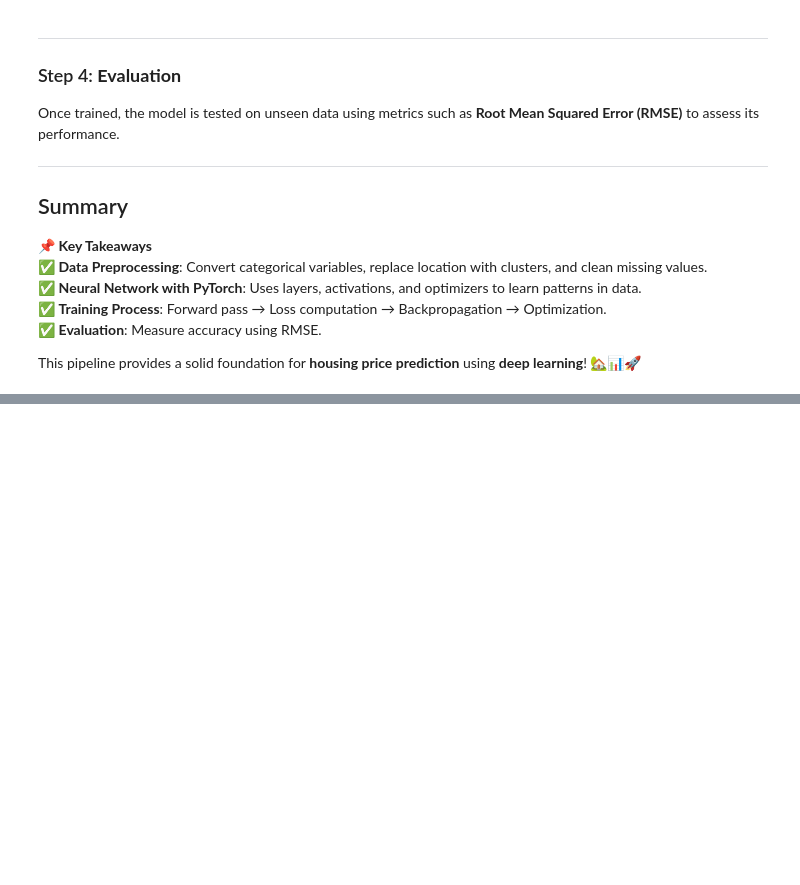
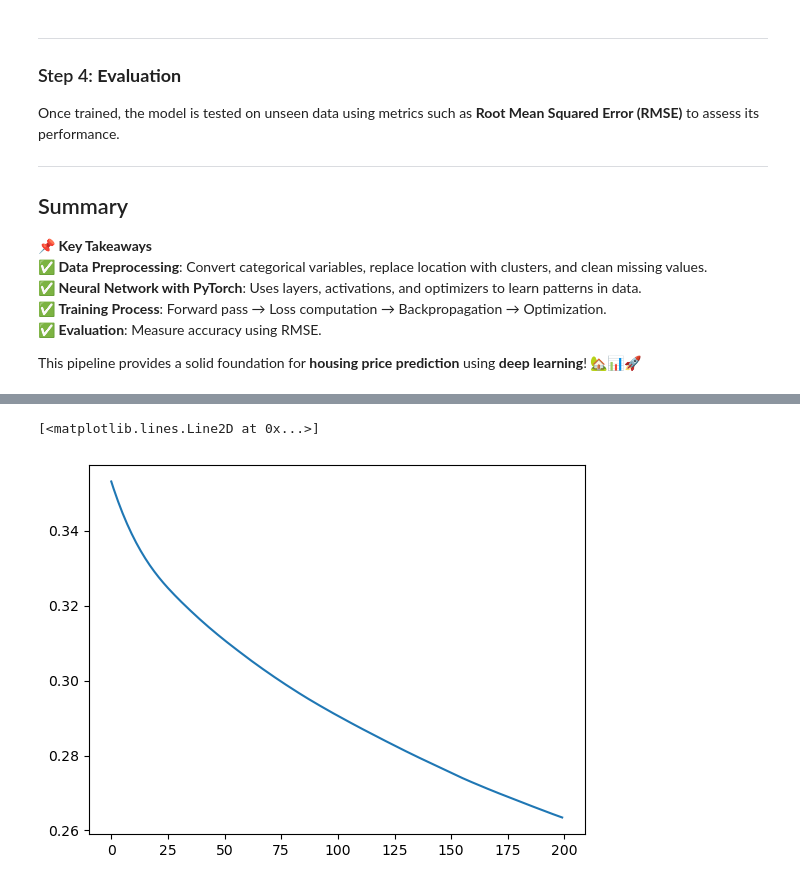
Before and after one commit to armankarshenas/TUMS2025, a Jupyter notebook: lectures/lecture9.ipynb, the cells around one changed output, grey strips where cells are left out. Saved outputs shown, nothing was run; the diff lists cells and outputs as text; code cells hidden in the pictures; blank space fills up the shorter version.

```diff
--- a/lectures/lecture9.ipynb
+++ b/lectures/lecture9.ipynb
@@ -309,3 +351,9 @@ Epoch 90, Loss: 0.4311
+# %%
+import matplotlib.pyplot as plt
+plt.plot(losses)
+# %% [output]
+[<matplotlib.lines.Line2D at 0x...>]
+[figure, added]
 # %%
 # Evaluate on test set
 model.eval()
```
Also changed, not shown: parts of 13 cells of this notebook.
